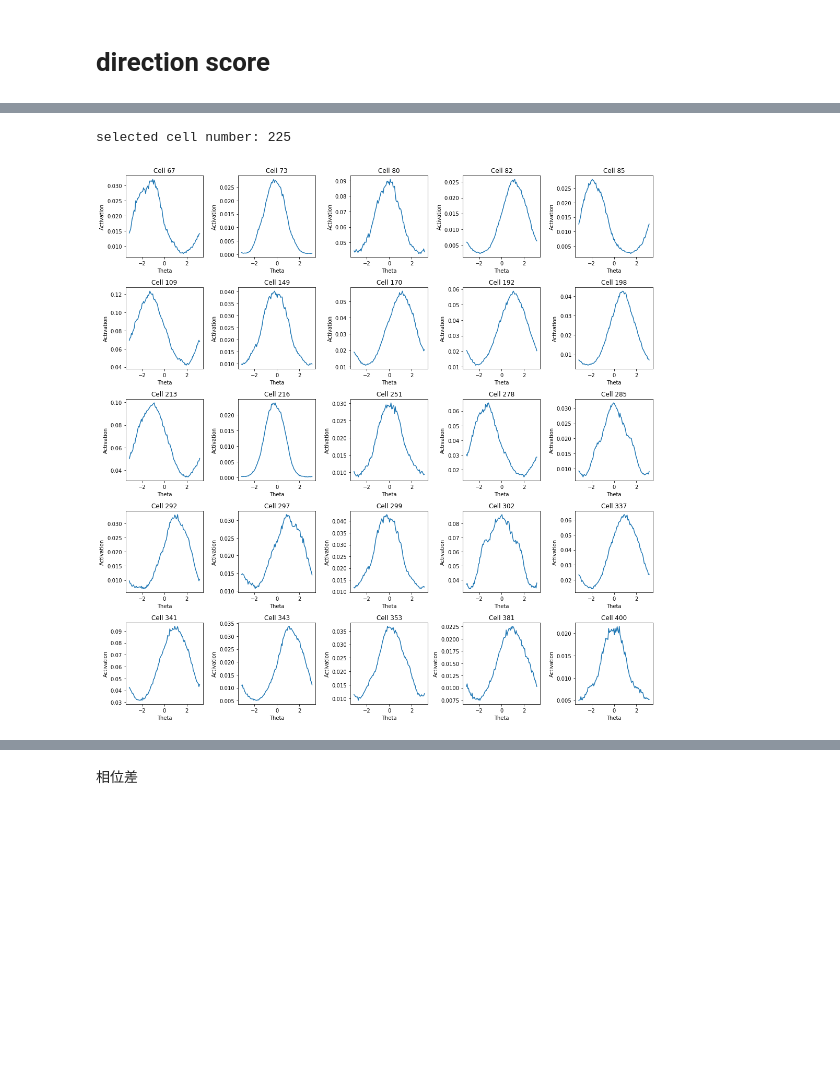
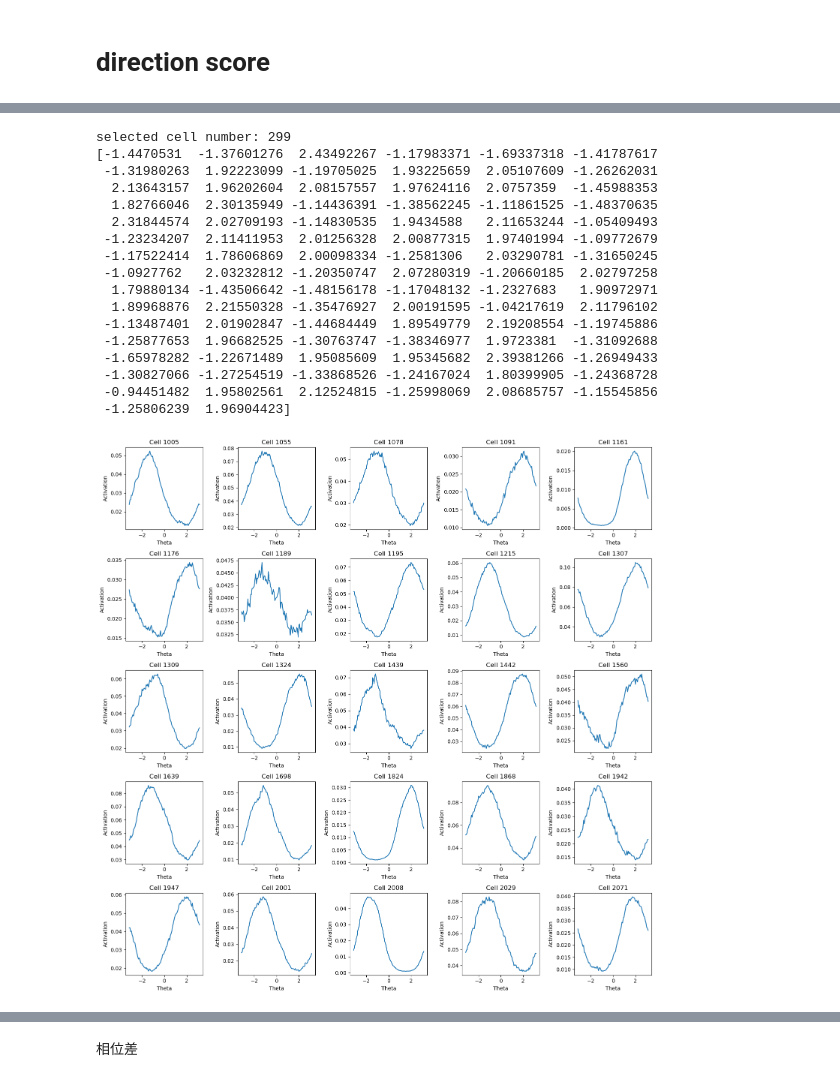
Before and after one commit to Coco233333/grid-pattern-formation, a Jupyter notebook: 2_band_cell_plot.ipynb, the cells around one changed output, grey strips where cells are left out. Saved outputs shown, nothing was run; the diff lists cells and outputs as text; code cells hidden in the pictures; blank space fills up the shorter version.

```diff
--- a/2_band_cell_plot.ipynb
+++ b/2_band_cell_plot.ipynb
@@ -90,7 +74,7 @@ def band_score(rate,res):
         )
         # print("Returning last known parameters:", params)
     # return popt, pcov
-    dx = 4.4/res
+    dx = 4/res
     k0 = params[1]
     phi = params[2]
     sigma = params[3]
@@ -140,7 +124,9 @@ from scipy.optimize import curve_fit
 Ng = 4096
 
 def gaussian(x, A, mu, sigma):
-    return A * np.exp(-(x - mu)**2 / (2 * sigma**2))
+    dis = np.abs(x - mu)
+    dis = np.where(dis>np.pi,np.pi*2-dis,dis)
+    return A * np.exp(-dis**2 / (2 * sigma**2))
 
 def direction_scores(activations_theta=activations_theta, Ng=Ng):
     scores = []
@@ -187,25 +219,70 @@ plt.hist(direction_scores)
 # %%
 # 绘制direction比较高的orientation tuning
-score_thres = 8.0
+score_thres = 11.0
 index = np.argsort(-score)
-index_direction = np.where((direction_scores > 0.9) & (A_params > 0.01) & (np.abs(sigma_params) < 4))[0]
-index_band = np.intersect1d(index_direction, np.where(score > score_thres)[0])
+index_direction = np.where((dir_scores > 0.9) & (A_params > 0.01) & (np.abs(sigma_params) < 4))[0]
+index_conj = np.intersect1d(index_direction, np.where(score > score_thres)[0])
+
+index_up = np.intersect1d(index_conj, np.where((phi > 130/180*np.pi)&(phi < 150/180*np.pi))[0])
+
+theta_up = np.zeros(index_up.shape[0])
+def center(activations_theta):
+    theta = np.linspace(-np.pi, np.pi, res * 2)
+    center_theta = np.angle(np.sum(np.exp(1j*theta)*activations_theta))
+    return center_theta
 
 n_sub = 5
 fig, ax = plt.subplots(n_sub, n_sub, figsize=(15, 15))
-print('selected cell number:', index_band.shape[0])
+print('selected cell number:', index_conj.shape[0])
 
 theta = np.linspace(-np.pi, np.pi, res * 2)
 for i in range(n_sub**2):
     x = i // n_sub
     y = i % n_sub
-    ax[x, y].plot(theta, activations_theta[index_band[i]])
-    ax[x, y].set_title(f'Cell {index_band[i]}')
+    ax[x, y].plot(theta, activations_theta[index_up[i+50]])
+    ax[x, y].set_title(f'Cell {index_up[i+25]}')
     ax[x, y].set_xlabel('Theta')
     ax[x, y].set_ylabel('Activation')
+for i in range(index_up.shape[0]):
+    theta_up[i] = center(activations_theta[index_up[i]])
+print(theta_up)
 
 plt.tight_layout()
-plt.show()
+# plt.show()x
+
+n_sub = 5
+fig, ax = plt.subplots(n_sub, n_sub, figsize=(15, 15))
+
+theta = np.linspace(-np.pi, np.pi, res * 2)
+
+# print(len(index_band))
+for i in range(n_sub**2):
+    x = i // n_sub
+    y = i % n_sub
+    ax[x, y].set_title(f'Cell {index_up[i+25]}')
+    ax[x,y].imshow(ratemap[index_up[i+25]])
+    ax[x, y].set_xticks([])  # Remove x-axis ticks
+    ax[x, y].set_yticks([])  # Remove y-axis ticks
+    ax[x, y].tick_params(axis='both', which='both', length=0)
+
+plt.tight_layout()
+# plt.show()
 # %% [output]
-selected cell number: 225
+selected cell number: 299
+[-1.4470531  -1.37601276  2.43492267 -1.17983371 -1.69337318 -1.41787617
+ -1.31980263  1.92223099 -1.19705025  1.93225659  2.05107609 -1.26262031
+  2.13643157  1.96202604  2.08157557  1.97624116  2.0757359  -1.45988353
+  1.82766046  2.30135949 -1.14436391 -1.38562245 -1.11861525 -1.48370635
+  2.31844574  2.02709193 -1.14830535  1.9434588   2.11653244 -1.05409493
+ -1.23234207  2.11411953  2.01256328  2.00877315  1.97401994 -1.09772679
+ -1.17522414  1.78606869  2.00098334 -1.2581306   2.03290781 -1.31650245
+ -1.0927762   2.03232812 -1.20350747  2.07280319 -1.20660185  2.02797258
+  1.79880134 -1.43506642 -1.48156178 -1.17048132 -1.2327683   1.90972971
+  1.89968876  2.21550328 -1.35476927  2.00191595 -1.04217619  2.11796102
+ -1.13487401  2.01902847 -1.44684449  1.89549779  2.19208554 -1.19745886
+ -1.25877653  1.96682525 -1.30763747 -1.38346977  1.9723381  -1.31092688
+ -1.65978282 -1.22671489  1.95085609  1.95345682  2.39381266 -1.26949433
+ -1.30827066 -1.27254519 -1.33868526 -1.24167024  1.80399905 -1.24368728
+ -0.94451482  1.95802561  2.12524815 -1.25998069  2.08685757 -1.15545856
+ -1.25806239  1.96904423]
-[figure, old version]
+[figure, new version]
```
Also changed, not shown: parts of 7 cells of this notebook, 4 other files.
